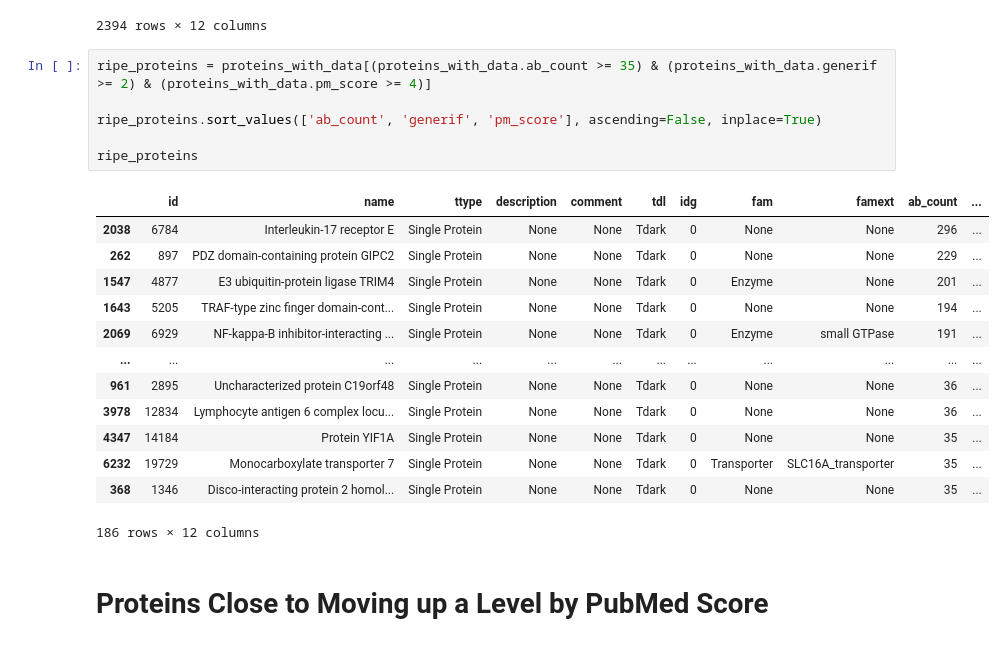
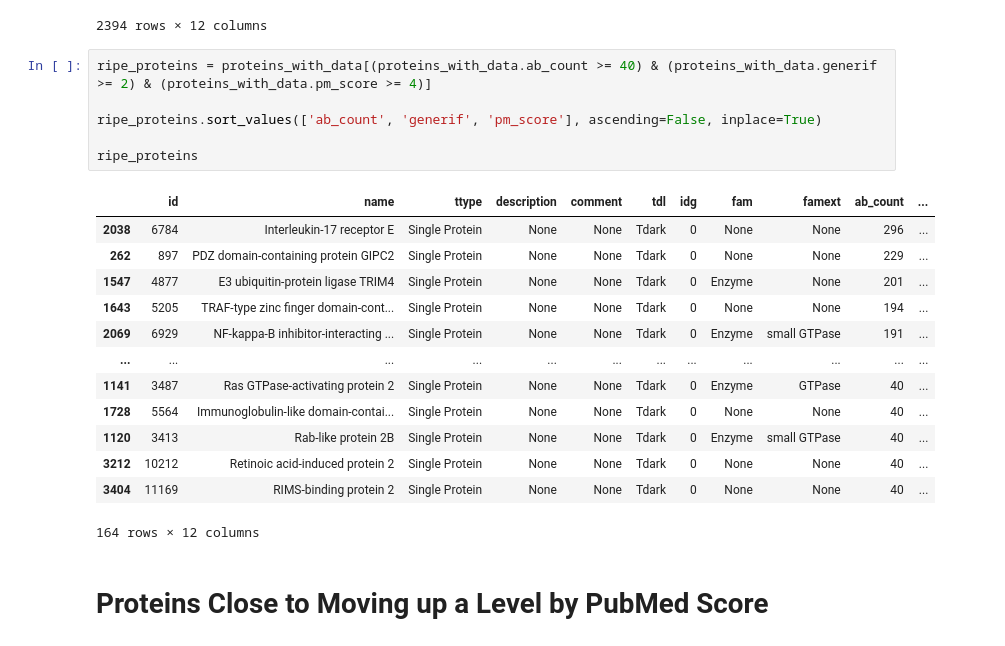
Before and after one commit to jbofill10/Pharos-Target-Examination, a Jupyter notebook: Visualizations.ipynb, the cells around one changed output. Drawn from its saved outputs; the diff is of its cells as text.

```diff
--- a/Visualizations.ipynb
+++ b/Visualizations.ipynb
@@ -202,25 +202,25 @@ proteins_with_data
 | 6363 | 20379 | Matrix remodeling-associated prot... | Single Protein | None | None | Tdark | 0 | None | None | 14 | ... |
 2394 rows × 12 columns
 # %%
-ripe_proteins = proteins_with_data[(proteins_with_data.ab_count >= 35) & (proteins_with_data.generif >= 2) & (proteins_with_data.pm_score >= 4)]
+ripe_proteins = proteins_with_data[(proteins_with_data.ab_count >= 40) & (proteins_with_data.generif >= 2) & (proteins_with_data.pm_score >= 4)]
 
 ripe_proteins.sort_values(['ab_count', 'generif', 'pm_score'], ascending=False, inplace=True)
 
 ripe_proteins
 # %% [output]
 |  | id | name | ttype | description | comment | tdl | idg | fam | famext | ab_count | ... |
 | 2038 | 6784 | Interleukin-17 receptor E | Single Protein | None | None | Tdark | 0 | None | None | 296 | ... |
 | 262 | 897 | PDZ domain-containing protein GIPC2 | Single Protein | None | None | Tdark | 0 | None | None | 229 | ... |
 | 1547 | 4877 | E3 ubiquitin-protein ligase TRIM4 | Single Protein | None | None | Tdark | 0 | Enzyme | None | 201 | ... |
 | 1643 | 5205 | TRAF-type zinc finger domain-cont... | Single Protein | None | None | Tdark | 0 | None | None | 194 | ... |
 | 2069 | 6929 | NF-kappa-B inhibitor-interacting ... | Single Protein | None | None | Tdark | 0 | Enzyme | small GTPase | 191 | ... |
 | ... | ... | ... | ... | ... | ... | ... | ... | ... | ... | ... | ... |
-| 961 | 2895 | Uncharacterized protein C19orf48 | Single Protein | None | None | Tdark | 0 | None | None | 36 | ... |
-| 3978 | 12834 | Lymphocyte antigen 6 complex locu... | Single Protein | None | None | Tdark | 0 | None | None | 36 | ... |
-| 4347 | 14184 | Protein YIF1A | Single Protein | None | None | Tdark | 0 | None | None | 35 | ... |
-| 6232 | 19729 | Monocarboxylate transporter 7 | Single Protein | None | None | Tdark | 0 | Transporter | SLC16A_transporter | 35 | ... |
-| 368 | 1346 | Disco-interacting protein 2 homol... | Single Protein | None | None | Tdark | 0 | None | None | 35 | ... |
+| 1141 | 3487 | Ras GTPase-activating protein 2 | Single Protein | None | None | Tdark | 0 | Enzyme | GTPase | 40 | ... |
+| 1728 | 5564 | Immunoglobulin-like domain-contai... | Single Protein | None | None | Tdark | 0 | None | None | 40 | ... |
+| 1120 | 3413 | Rab-like protein 2B | Single Protein | None | None | Tdark | 0 | Enzyme | small GTPase | 40 | ... |
+| 3212 | 10212 | Retinoic acid-induced protein 2 | Single Protein | None | None | Tdark | 0 | None | None | 40 | ... |
+| 3404 | 11169 | RIMS-binding protein 2 | Single Protein | None | None | Tdark | 0 | None | None | 40 | ... |
-186 rows × 12 columns
+164 rows × 12 columns
 # %% [markdown]
 # Proteins Close to Moving up a Level by PubMed Score
 # %%
```
Also changed, not shown: parts of 1 cell of this notebook.
